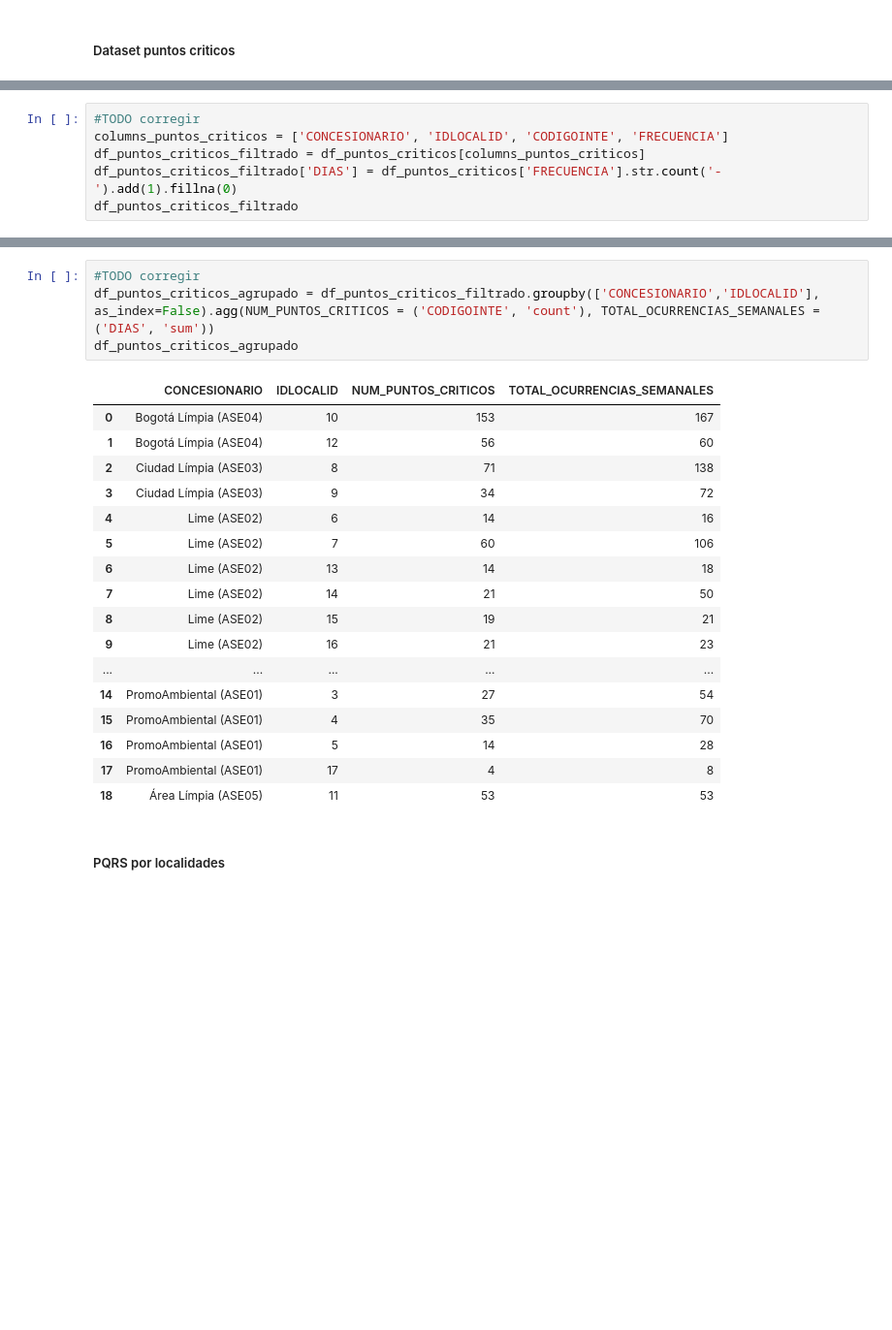
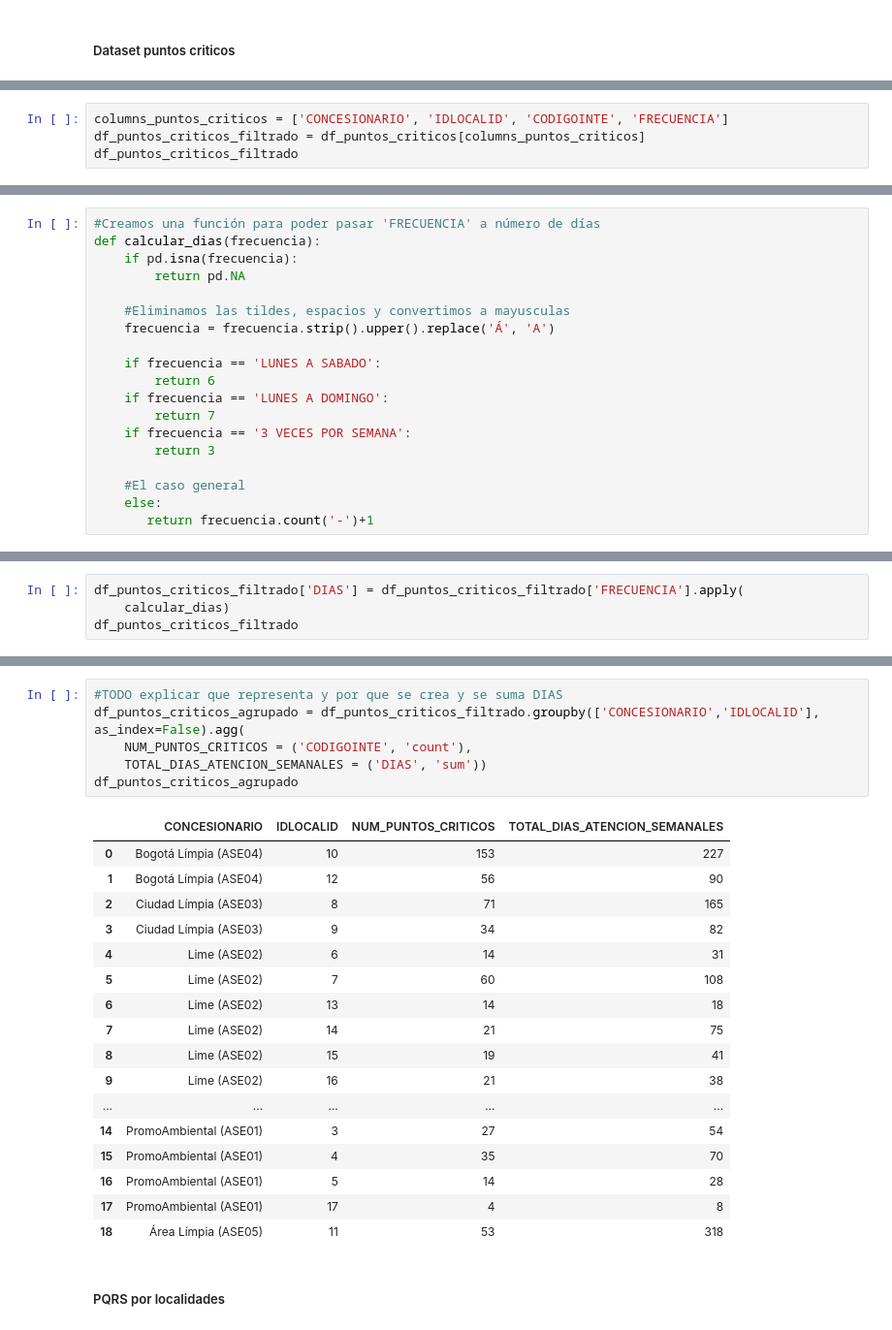
Before and after one commit to Ale92009/DATA1002_Proyecto2, a Jupyter notebook: notebooks/desarrollo.ipynb, the cells around one changed output, grey strips where cells are left out. Shown at 97% size. Cells and saved outputs as stored; diff of their text form; blank space fills up the shorter version.

```diff
--- a/notebooks/desarrollo.ipynb
+++ b/notebooks/desarrollo.ipynb
@@ -374,7 +374,5 @@ completar
 # %%
-#TODO corregir
 columns_puntos_criticos = ['CONCESIONARIO', 'IDLOCALID', 'CODIGOINTE', 'FRECUENCIA']
 df_puntos_criticos_filtrado = df_puntos_criticos[columns_puntos_criticos]
-df_puntos_criticos_filtrado['DIAS'] = df_puntos_criticos['FRECUENCIA'].str.count('-').add(1).fillna(0)
 df_puntos_criticos_filtrado
 # %% [output]
@@ -393,0 +409,19 @@ df_puntos_criticos_filtrado
+# %%
+#Creamos una función para poder pasar 'FRECUENCIA' a número de días
+def calcular_dias(frecuencia):
+    if pd.isna(frecuencia):
+        return pd.NA
+
+    #Eliminamos las tildes, espacios y convertimos a mayusculas
+    frecuencia = frecuencia.strip().upper().replace('Á', 'A')
+
+    if frecuencia == 'LUNES A SABADO':
+        return 6
+    if frecuencia == 'LUNES A DOMINGO':
+        return 7
+    if frecuencia == '3 VECES POR SEMANA':
+        return 3
+
+    #El caso general
+    else:
+       return frecuencia.count('-')+1
@@ -393,0 +430,4 @@ df_puntos_criticos_filtrado
+# %%
+df_puntos_criticos_filtrado['DIAS'] = df_puntos_criticos_filtrado['FRECUENCIA'].apply(
+    calcular_dias)
+df_puntos_criticos_filtrado
@@ -396,25 +472,27 @@ completar
 # %%
-#TODO corregir
-df_puntos_criticos_agrupado = df_puntos_criticos_filtrado.groupby(['CONCESIONARIO','IDLOCALID'], as_index=False).agg(NUM_PUNTOS_CRITICOS = ('CODIGOINTE', 'count'), TOTAL_OCURRENCIAS_SEMANALES = ('DIAS', 'sum'))
+#TODO explicar que representa y por que se crea y se suma DIAS
+df_puntos_criticos_agrupado = df_puntos_criticos_filtrado.groupby(['CONCESIONARIO','IDLOCALID'], as_index=False).agg(
+    NUM_PUNTOS_CRITICOS = ('CODIGOINTE', 'count'),
+    TOTAL_DIAS_ATENCION_SEMANALES = ('DIAS', 'sum'))
 df_puntos_criticos_agrupado
 # %% [output]
-|  | CONCESIONARIO | IDLOCALID | NUM_PUNTOS_CRITICOS | TOTAL_OCURRENCIAS_SEMANALES |
-| 0 | Bogotá Límpia (ASE04) | 10 | 153 | 167 |
-| 1 | Bogotá Límpia (ASE04) | 12 | 56 | 60 |
-| 2 | Ciudad Límpia (ASE03) | 8 | 71 | 138 |
-| 3 | Ciudad Límpia (ASE03) | 9 | 34 | 72 |
-| 4 | Lime (ASE02) | 6 | 14 | 16 |
-| 5 | Lime (ASE02) | 7 | 60 | 106 |
+|  | CONCESIONARIO | IDLOCALID | NUM_PUNTOS_CRITICOS | TOTAL_DIAS_ATENCION_SEMANALES |
+| 0 | Bogotá Límpia (ASE04) | 10 | 153 | 227 |
+| 1 | Bogotá Límpia (ASE04) | 12 | 56 | 90 |
+| 2 | Ciudad Límpia (ASE03) | 8 | 71 | 165 |
+| 3 | Ciudad Límpia (ASE03) | 9 | 34 | 82 |
+| 4 | Lime (ASE02) | 6 | 14 | 31 |
+| 5 | Lime (ASE02) | 7 | 60 | 108 |
 | 6 | Lime (ASE02) | 13 | 14 | 18 |
-| 7 | Lime (ASE02) | 14 | 21 | 50 |
-| 8 | Lime (ASE02) | 15 | 19 | 21 |
-| 9 | Lime (ASE02) | 16 | 21 | 23 |
+| 7 | Lime (ASE02) | 14 | 21 | 75 |
+| 8 | Lime (ASE02) | 15 | 19 | 41 |
+| 9 | Lime (ASE02) | 16 | 21 | 38 |
 | ... | ... | ... | ... | ... |
 | 14 | PromoAmbiental (ASE01) | 3 | 27 | 54 |
 | 15 | PromoAmbiental (ASE01) | 4 | 35 | 70 |
 | 16 | PromoAmbiental (ASE01) | 5 | 14 | 28 |
 | 17 | PromoAmbiental (ASE01) | 17 | 4 | 8 |
-| 18 | Área Límpia (ASE05) | 11 | 53 | 53 |
+| 18 | Área Límpia (ASE05) | 11 | 53 | 318 |
 # %% [markdown]
 ##### PQRS por localidades
 # %%
```
Also changed, not shown: parts of 10 cells of this notebook.
